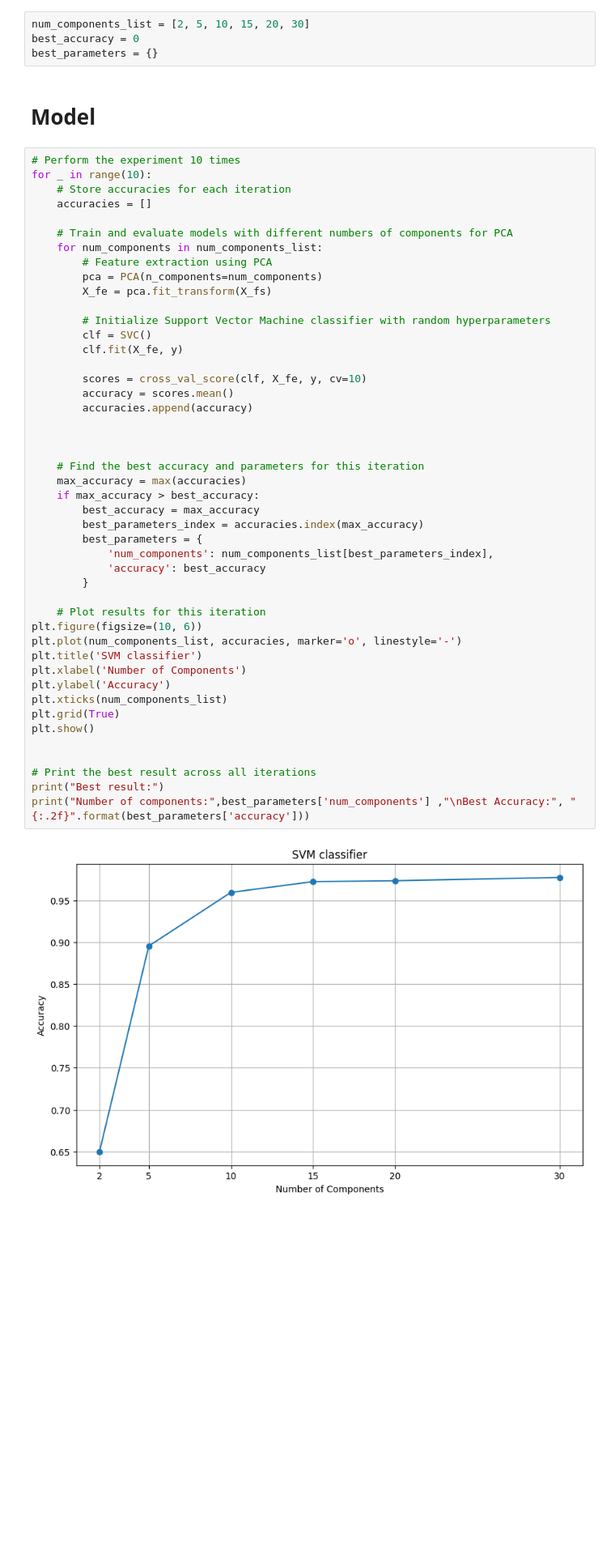
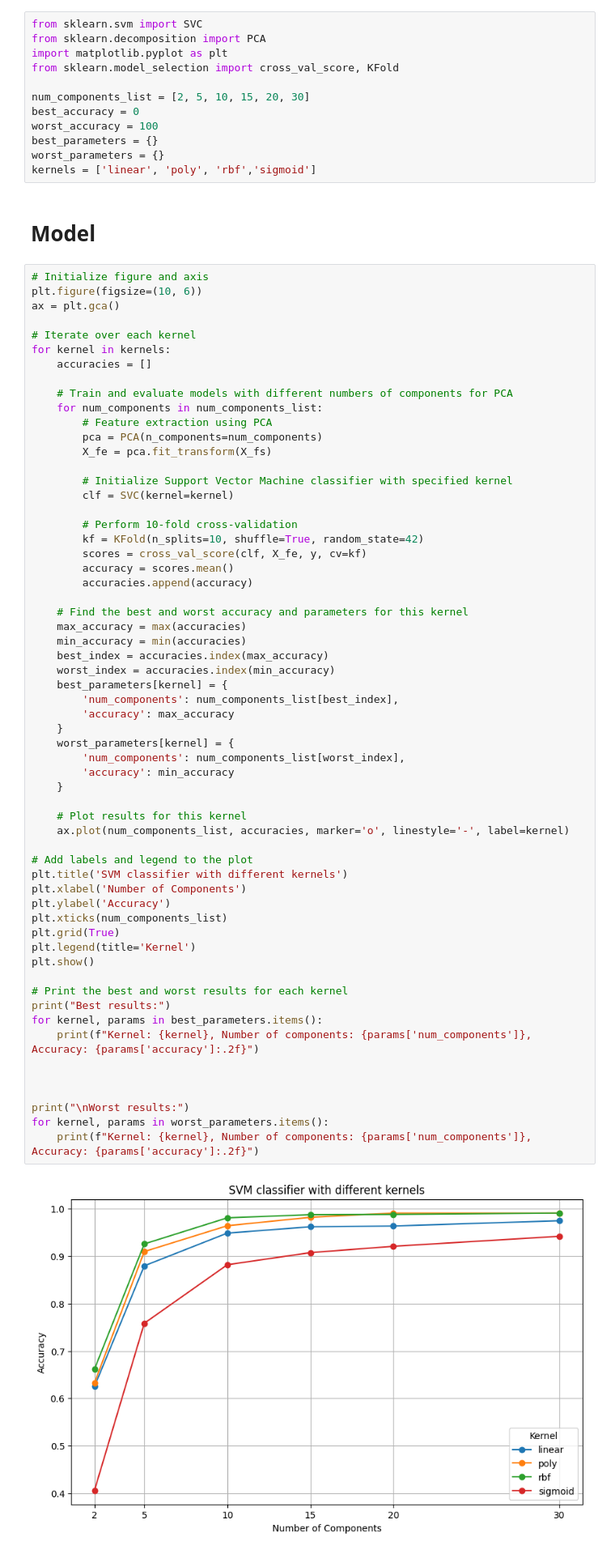
Before and after one commit to lior199707/ML_Classification, a Jupyter notebook: Project/Omer.ipynb, the cells around one changed output. Shown: that part at 81% size. Drawn from its saved outputs; the diff is of its cells as text; blank space fills up the shorter version.

Commit message:
Add hyper-parameters to SVM

```diff
--- a/Project/Omer.ipynb
+++ b/Project/Omer.ipynb
@@ -145,56 +140,78 @@ Number of selected features (VarianceThreshold): 53
 # %% [markdown]
 # Store results
 # %%
+from sklearn.svm import SVC
+from sklearn.decomposition import PCA
+import matplotlib.pyplot as plt
+from sklearn.model_selection import cross_val_score, KFold
+
 num_components_list = [2, 5, 10, 15, 20, 30]
 best_accuracy = 0
+worst_accuracy = 100
 best_parameters = {}
+worst_parameters = {}
+kernels = ['linear', 'poly', 'rbf','sigmoid']
 # %% [markdown]
 # Model
 # %%
-# Perform the experiment 10 times
-for _ in range(10):
-    # Store accuracies for each iteration
+# Initialize figure and axis
+plt.figure(figsize=(10, 6))
+ax = plt.gca()
+
+# Iterate over each kernel
+for kernel in kernels:
     accuracies = []
 
     # Train and evaluate models with different numbers of components for PCA
     for num_components in num_components_list:
         # Feature extraction using PCA
         pca = PCA(n_components=num_components)
         X_fe = pca.fit_transform(X_fs)
 
-        # Initialize Support Vector Machine classifier with random hyperparameters
-        clf = SVC()
-        clf.fit(X_fe, y)
+        # Initialize Support Vector Machine classifier with specified kernel
+        clf = SVC(kernel=kernel)
 
-        scores = cross_val_score(clf, X_fe, y, cv=10)
+        # Perform 10-fold cross-validation
+        kf = KFold(n_splits=10, shuffle=True, random_state=42)
+        scores = cross_val_score(clf, X_fe, y, cv=kf)
         accuracy = scores.mean()
         accuracies.append(accuracy)
 
+    # Find the best and worst accuracy and parameters for this kernel
+    max_accuracy = max(accuracies)
+    min_accuracy = min(accuracies)
+    best_index = accuracies.index(max_accuracy)
+    worst_index = accuracies.index(min_accuracy)
+    best_parameters[kernel] = {
+        'num_components': num_components_list[best_index],
+        'accuracy': max_accuracy
+    }
+    worst_parameters[kernel] = {
+        'num_components': num_components_list[worst_index],
+        'accuracy': min_accuracy
+    }
 
+    # Plot results for this kernel
+    ax.plot(num_components_list, accuracies, marker='o', linestyle='-', label=kernel)
 
-    # Find the best accuracy and parameters for this iteration
-    max_accuracy = max(accuracies)
-    if max_accuracy > best_accuracy:
-        best_accuracy = max_accuracy
-        best_parameters_index = accuracies.index(max_accuracy)
-        best_parameters = {
-            'num_components': num_components_list[best_parameters_index],
-            'accuracy': best_accuracy
-        }
-
-    # Plot results for this iteration
-plt.figure(figsize=(10, 6))
-plt.plot(num_components_list, accuracies, marker='o', linestyle='-')
-plt.title('SVM classifier')
+# Add labels and legend to the plot
+plt.title('SVM classifier with different kernels')
 plt.xlabel('Number of Components')
 plt.ylabel('Accuracy')
 plt.xticks(num_components_list)
 plt.grid(True)
+plt.legend(title='Kernel')
 plt.show()
 
+# Print the best and worst results for each kernel
+print("Best results:")
+for kernel, params in best_parameters.items():
+    print(f"Kernel: {kernel}, Number of components: {params['num_components']}, Accuracy: {params['accuracy']:.2f}")
 
-# Print the best result across all iterations
-print("Best result:")
-print("Number of components:",best_parameters['num_components'] ,"\nBest Accuracy:", "{:.2f}".format(best_parameters['accuracy']))
+
+
+print("\nWorst results:")
+for kernel, params in worst_parameters.items():
+    print(f"Kernel: {kernel}, Number of components: {params['num_components']}, Accuracy: {params['accuracy']:.2f}")
 # %% [output]
-[figure, old version]
+[figure, new version]
```
Also changed, not shown: parts of 2 cells of this notebook.
